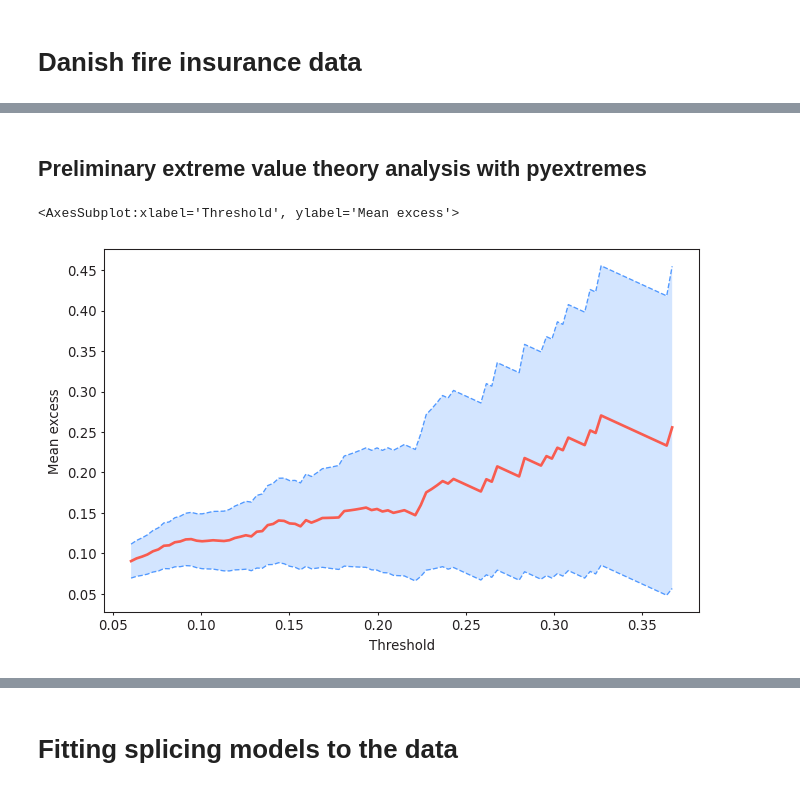
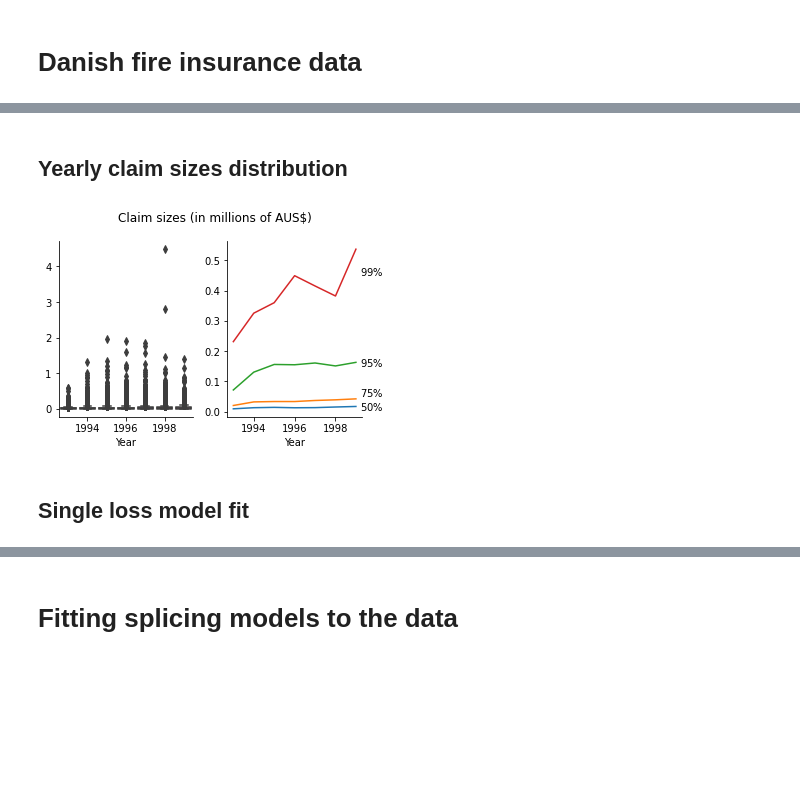
Before and after one commit to LaGauffre/SMCCompoMo, a Jupyter notebook: Notebooks/ausBI.ipynb, the cells around one changed output, grey strips where cells are left out. Cells and saved outputs as stored; diff of their text form; code cells hidden in the pictures; blank space fills up the shorter version.

```diff
--- a/Notebooks/ausBI.ipynb
+++ b/Notebooks/ausBI.ipynb
@@ -28,10 +25,40 @@ plt.savefig("Figures/hist_boxplot_danish_en.pdf")
+# %% [markdown]
+## Yearly claim sizes distribution
+# %%
+#Rolling mean, median 95 and 99% quantile for years and month
+Quantities = ['q50', 'q75', 'q95', 'q99']
+Quantity_labels  = ["Quantile à $50\%$",
+                   "Quantile à $75\%$",
+                   "Quantile à $95\%$",
+                   "Quantile à $99\%$"
+                  ]
+aus['scaled_aggclaims'] = aus['AggClaim'] / 1e6
+yearly_df = pd.DataFrame({'year':np.unique(aus['year']),
+                          'q50':aus[['year', "scaled_aggclaims"]].groupby('year').quantile(0.5).values.flatten(),
+                          'q75': aus[['year', "scaled_aggclaims"]].groupby('year').quantile(0.75).values.flatten(),
+                          'q95': aus[['year', "scaled_aggclaims"]].groupby('year').quantile(0.95).values.flatten(),
+                          'q99' : aus[['year', "scaled_aggclaims"]].groupby('year').quantile(0.99).values.flatten()}
+                        )
+
+fig, axs = plt.subplots(1,2, figsize=(5, 3.5), tight_layout = True)
+sns.boxplot(x = "year" , y = "scaled_aggclaims", data = aus, ax = axs[0])
+axs[0].tick_params( axis = 'x')
+axs[0].set_ylabel('')
+axs[0].set_xlabel('Year')
+axs[0].set_xticks([1, 3, 5])
+for k, quantity in enumerate(Quantities):
+    axs[1].plot(yearly_df['year'], yearly_df[quantity], label = Quantity_labels[k])
+axs[1].set_xlabel('Year')
+
+
+axs[1].text(1999.2, 0.005,'$50\%$', fontsize = 10)
+axs[1].text(1999.2, 0.05,'$75\%$', fontsize = 10)
+axs[1].text(1999.2, 0.15,'$95\%$', fontsize = 10)
+axs[1].text(1999.2, 0.45,'$99\%$', fontsize = 10)
+sns.despine()
+plt.suptitle("Claim sizes (in millions of AUS$)")
+plt.savefig("../Figures/yearly_rolling_box_quantile_aus.pdf")
+# %% [output]
+[figure, added]
 # %% [markdown]
-## Preliminary extreme value theory analysis with pyextremes
+## Single loss model fit
-# %%
-idx = pd.date_range("2018-01-01", periods=len(X), freq="D")
-ts = pd.Series(X, index=idx)
-model = evt.EVA(ts)
-evt.plot_mean_residual_life(ts, extremes_type="high")
-# %% [output]
-<AxesSubplot:xlabel='Threshold', ylabel='Mean excess'>
-[figure, removed]
```
Also changed, not shown: parts of 13 cells of this notebook, 19 other files.
